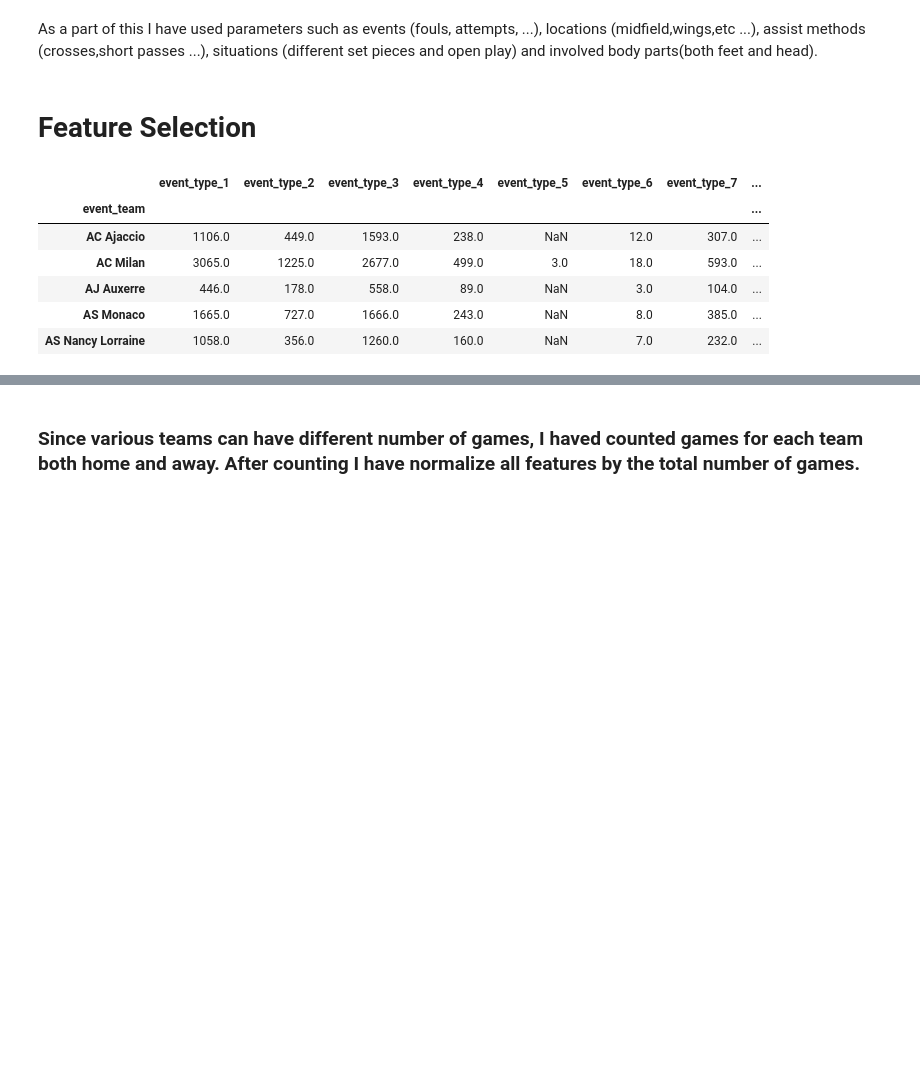
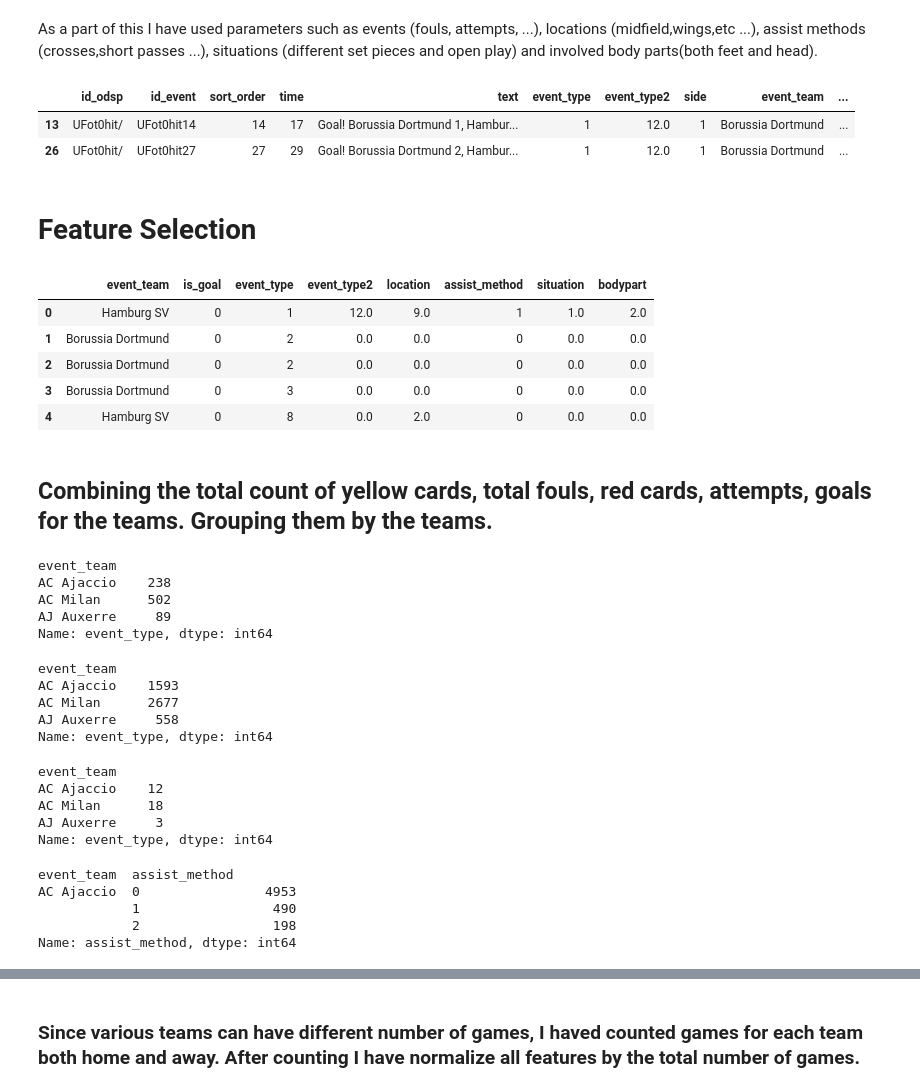
Before and after one commit to Karishma-Kuria/ML-GMM-Clustering, a Jupyter notebook: Clustering_GMM_Algo.ipynb, the cells around one changed output, grey strips where cells are left out. Drawn from its saved outputs; the diff is of its cells as text; code cells hidden in the pictures; blank space fills up the shorter version.

```diff
--- a/Clustering_GMM_Algo.ipynb
+++ b/Clustering_GMM_Algo.ipynb
@@ -297,29 +298,67 @@ Clearly Lionel Messi and Ronaldo are the most Offensive players in the top 10 mo
 ## The main aim here is to cluster the teams which participated in the league matches on the basis of their playing style.
 # %% [markdown]
 As a part of this I have used parameters such as events (fouls, attempts, ...), locations (midfield,wings,etc ...), assist methods (crosses,short passes ...), situations (different set pieces and open play) and involved body parts(both feet and head).
+# %%
+goals=game_events[game_events['shot_outcome']==1] #1 is on target
+goals=goals[goals['text'].apply(lambda x:'Goal' in x)]
+goals.head(2)
+# %% [output]
+|  | id_odsp | id_event | sort_order | time | text | event_type | event_type2 | side | event_team | ... |
+| 13 | UFot0hit/ | UFot0hit14 | 14 | 17 | Goal! Borussia Dortmund 1, Hambur... | 1 | 12.0 | 1 | Borussia Dortmund | ... |
+| 26 | UFot0hit/ | UFot0hit27 | 27 | 29 | Goal! Borussia Dortmund 2, Hambur... | 1 | 12.0 | 1 | Borussia Dortmund | ... |
 # %% [markdown]
 # **Feature Selection**
 # %%
 # count all the required parameter and then group them based on teams
 # select relevant feature from the dataset
-game_df = game_events[['event_team','event_type', 'event_type2','location', 'assist_method', 'situation', 'bodypart']]
-game_df.groupby('event_team')
-game_df2 = game_df.groupby('event_team', group_keys=False)
-k = game_df['event_team'].sort_values().unique()
-
-appended_data = []
-# create column for all the values of the above features selected
-for col in game_df.columns[game_df.columns != 'event_team']:
-    appended_data.append(game_df2[col].value_counts(dropna=True).sort_index().unstack(col).add_prefix(col+'_'))
-
-game_df3 = pd.concat(appended_data, axis=1)
-game_df3['Event team'] = k
-game_df3.head()
+game_df = game_events[['event_team','is_goal', 'event_type', 'event_type2','location', 'assist_method', 'situation', 'bodypart']]
+game_df.head()
 # %% [output]
-|  | event_type_1 | event_type_2 | event_type_3 | event_type_4 | event_type_5 | event_type_6 | event_type_7 | ... |
-| event_team |  |  |  |  |  |  |  | ... |
-| AC Ajaccio | 1106.0 | 449.0 | 1593.0 | 238.0 | NaN | 12.0 | 307.0 | ... |
-| AC Milan | 3065.0 | 1225.0 | 2677.0 | 499.0 | 3.0 | 18.0 | 593.0 | ... |
-| AJ Auxerre | 446.0 | 178.0 | 558.0 | 89.0 | NaN | 3.0 | 104.0 | ... |
-| AS Monaco | 1665.0 | 727.0 | 1666.0 | 243.0 | NaN | 8.0 | 385.0 | ... |
-| AS Nancy Lorraine | 1058.0 | 356.0 | 1260.0 | 160.0 | NaN | 7.0 | 232.0 | ... |
+|  | event_team | is_goal | event_type | event_type2 | location | assist_method | situation | bodypart |
+| 0 | Hamburg SV | 0 | 1 | 12.0 | 9.0 | 1 | 1.0 | 2.0 |
+| 1 | Borussia Dortmund | 0 | 2 | 0.0 | 0.0 | 0 | 0.0 | 0.0 |
+| 2 | Borussia Dortmund | 0 | 2 | 0.0 | 0.0 | 0 | 0.0 | 0.0 |
+| 3 | Borussia Dortmund | 0 | 3 | 0.0 | 0.0 | 0 | 0.0 | 0.0 |
+| 4 | Hamburg SV | 0 | 8 | 0.0 | 2.0 | 0 | 0.0 | 0.0 |
+# %% [markdown]
+## Combining the total count of yellow cards, total fouls, red cards, attempts, goals for the teams. Grouping them by the teams.
+# %%
+# yellow card count
+yellow_cards=(game_df.groupby('event_team')['event_type'].apply(lambda x: (x==4).sum())
+       +game_df.groupby('event_team')['event_type'].apply(lambda x: (x==5).sum()))
+yellow_cards.head(3)
+# %% [output]
+event_team
+AC Ajaccio    238
+AC Milan      502
+AJ Auxerre     89
+Name: event_type, dtype: int64
+# %%
+# total foul count
+total_foul=game_df.groupby('event_team')['event_type'].apply(lambda x: (x==3).sum())
+total_foul.head(3)
+# %% [output]
+event_team
+AC Ajaccio    1593
+AC Milan      2677
+AJ Auxerre     558
+Name: event_type, dtype: int64
+# %%
+# red card count
+red_cards=game_df.groupby('event_team')['event_type'].apply(lambda x: (x==6).sum()) #red_cards
+red_cards.head(3)
+# %% [output]
+event_team
+AC Ajaccio    12
+AC Milan      18
+AJ Auxerre     3
+Name: event_type, dtype: int64
+# %%
+assist_method=game_df.dropna().groupby('event_team')['assist_method'].value_counts()
+assist_method.head(3)
+# %% [output]
+event_team  assist_method
+AC Ajaccio  0                4953
+            1                 490
+            2                 198
+Name: assist_method, dtype: int64
```
Also changed, not shown: parts of 81 cells of this notebook.
